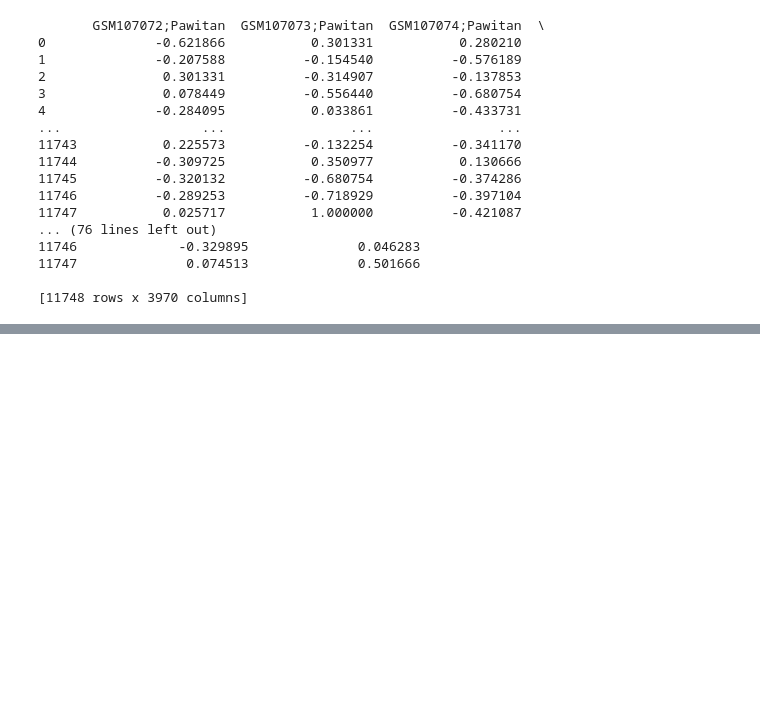
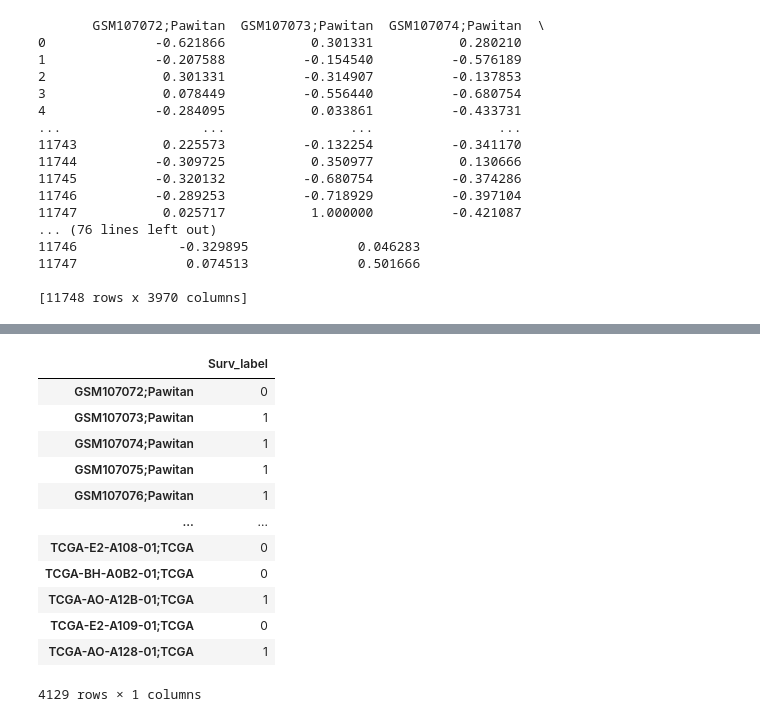
Before and after one commit to Chih-Fan/gene_exp_VAE, a Jupyter notebook: SyNet_batch-un-corrected_data.ipynb, the cells around one changed output, grey strips where cells are left out. Saved outputs shown, nothing was run; the diff lists cells and outputs as text; code cells hidden in the pictures; blank space fills up the shorter version.

```diff
--- a/SyNet_batch-un-corrected_data.ipynb
+++ b/SyNet_batch-un-corrected_data.ipynb
@@ -120,0 +171,17 @@ df_scaled.to_csv('/hpc/compgen/users/cchang/Projects/gene_exp_VAE/data/SyNet_Sca
+# %%
+df_surv_labels = df_surv_labeled[["Surv_label"]]
+df_surv_labels
+# %% [output]
+|  | Surv_label |
+| GSM107072;Pawitan | 0 |
+| GSM107073;Pawitan | 1 |
+| GSM107074;Pawitan | 1 |
+| GSM107075;Pawitan | 1 |
+| GSM107076;Pawitan | 1 |
+| ... | ... |
+| TCGA-E2-A108-01;TCGA | 0 |
+| TCGA-BH-A0B2-01;TCGA | 0 |
+| TCGA-AO-A12B-01;TCGA | 1 |
+| TCGA-E2-A109-01;TCGA | 0 |
+| TCGA-AO-A128-01;TCGA | 1 |
+4129 rows × 1 columns
```
Also changed, not shown: parts of 19 cells of this notebook, 6 other files.
